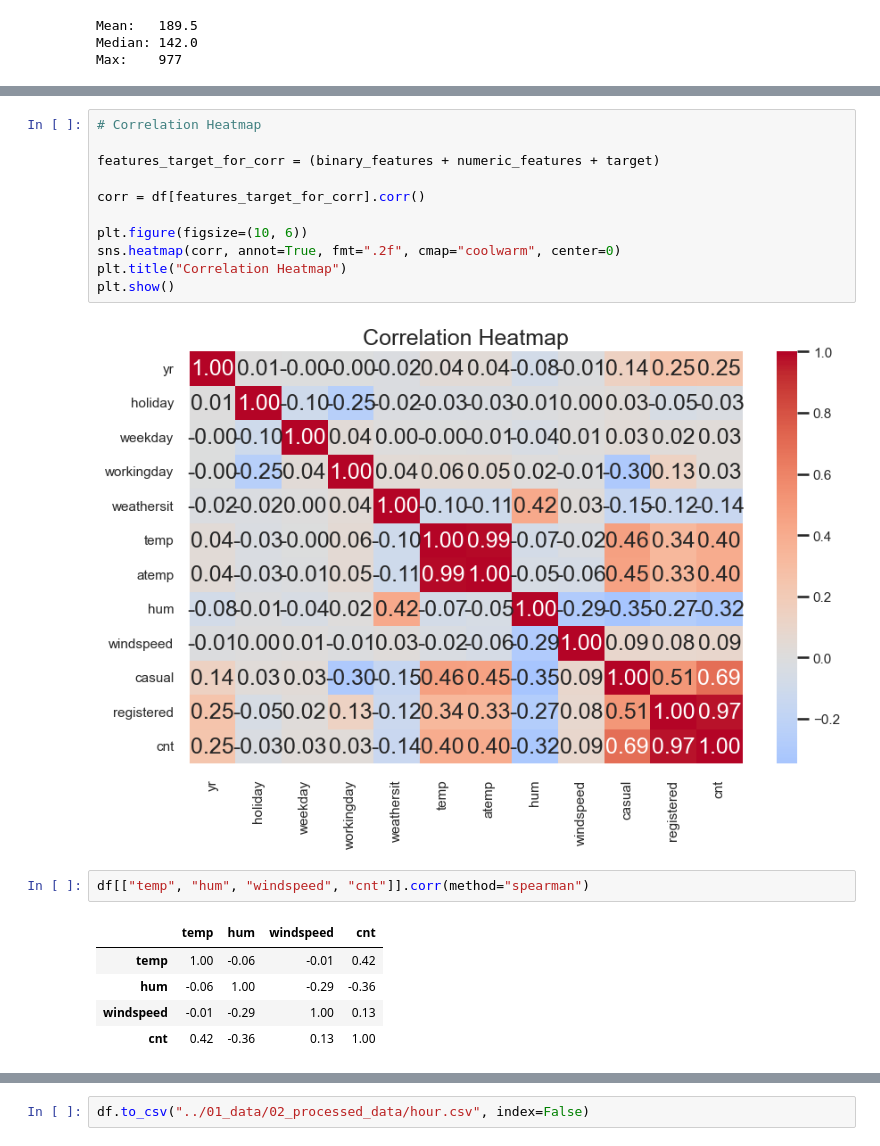
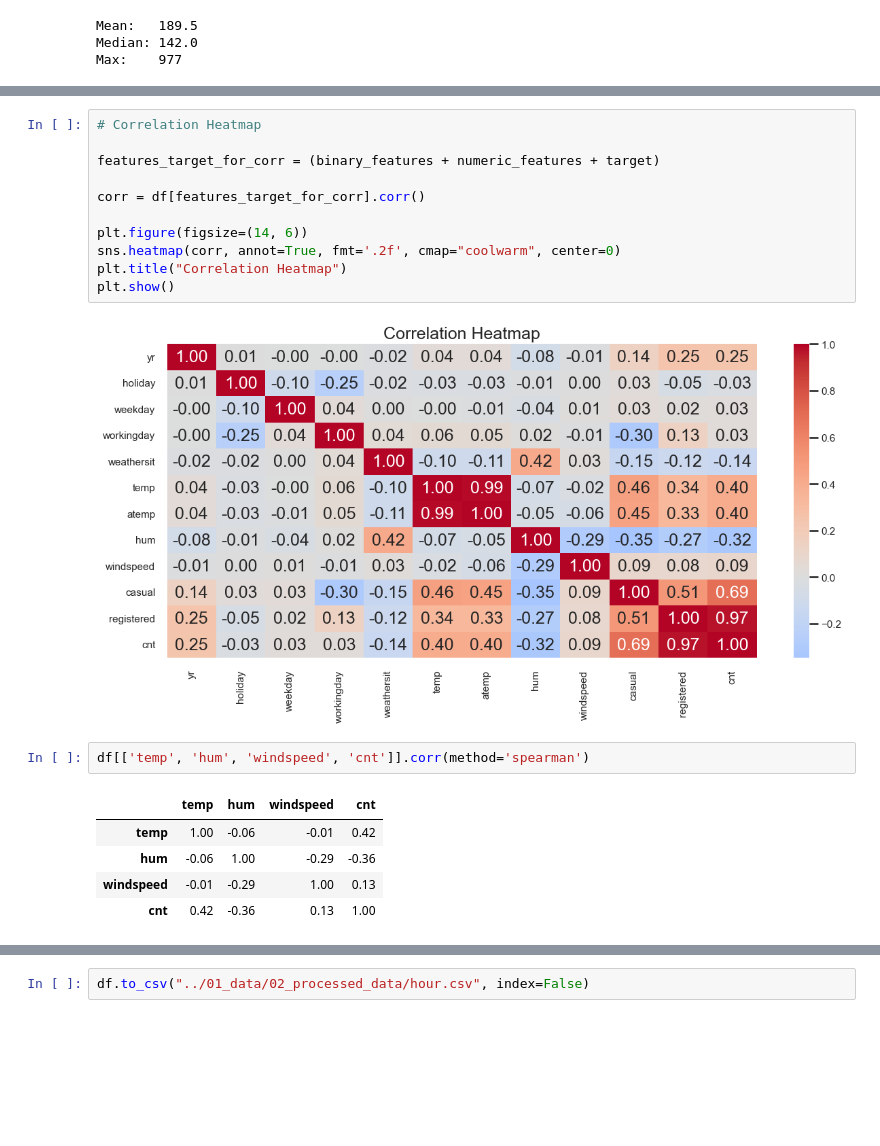
Before and after one commit to Thoericht/bike_sharing, a Jupyter notebook: 02_notebooks/02_explorative_data_analysis.ipynb, the cells around one changed output, grey strips where cells are left out. Saved outputs shown, nothing was run; the diff lists cells and outputs as text; blank space fills up the shorter version.

```diff
--- a/02_notebooks/02_explorative_data_analysis.ipynb
+++ b/02_notebooks/02_explorative_data_analysis.ipynb
@@ -332,18 +332,18 @@ plt.show()
 # %%
 # Correlation Heatmap
 
 features_target_for_corr = (binary_features + numeric_features + target)
 
 corr = df[features_target_for_corr].corr()
 
-plt.figure(figsize=(10, 6))
-sns.heatmap(corr, annot=True, fmt=".2f", cmap="coolwarm", center=0)
+plt.figure(figsize=(14, 6))
+sns.heatmap(corr, annot=True, fmt='.2f', cmap="coolwarm", center=0)
 plt.title("Correlation Heatmap")
 plt.show()
 # %% [output]
-[figure, old version]
+[figure, new version]
 # %%
-df[["temp", "hum", "windspeed", "cnt"]].corr(method="spearman")
+df[['temp', 'hum', 'windspeed', 'cnt']].corr(method='spearman')
 # %% [output]
 |  | temp | hum | windspeed | cnt |
 | temp | 1.00 | -0.06 | -0.01 | 0.42 |
```
Also changed, not shown: parts of 12 cells of this notebook, 4 other files.
